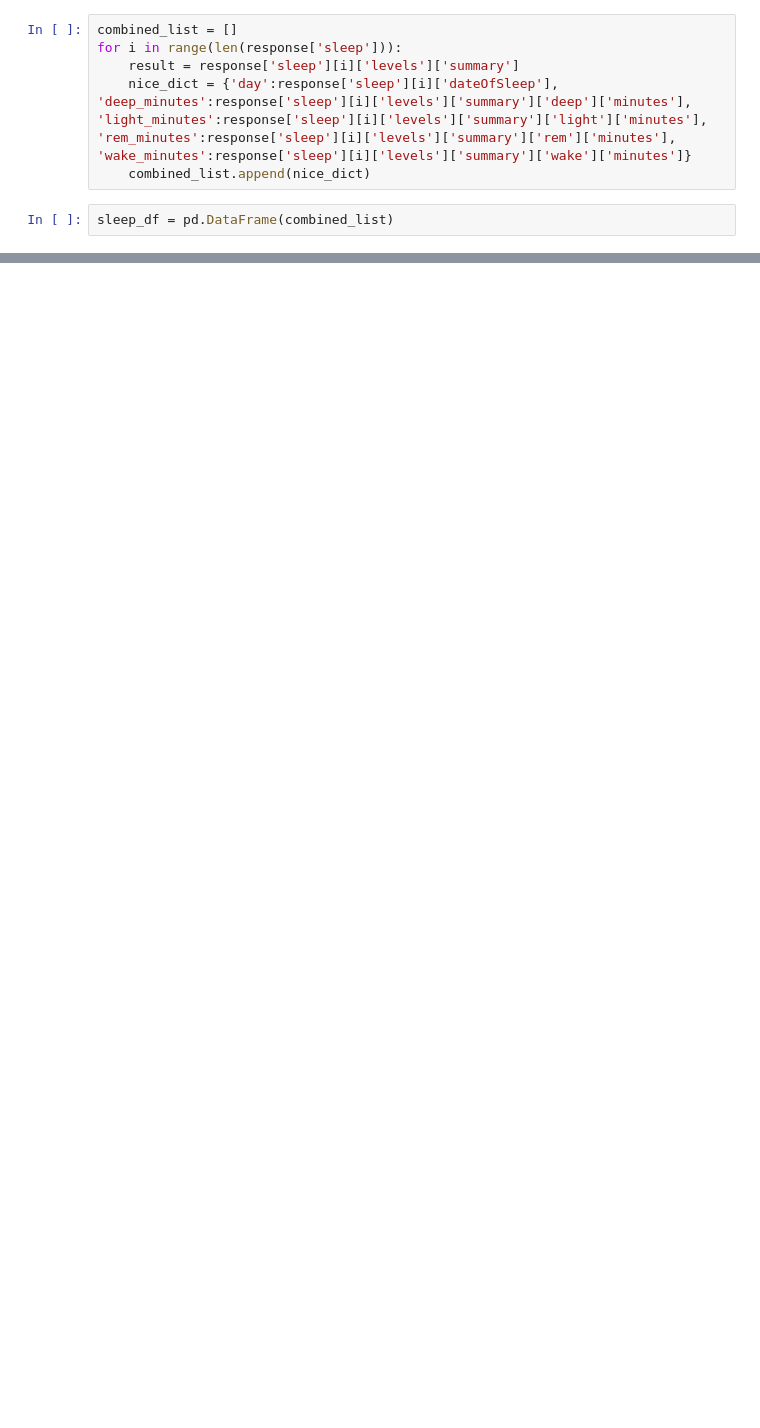
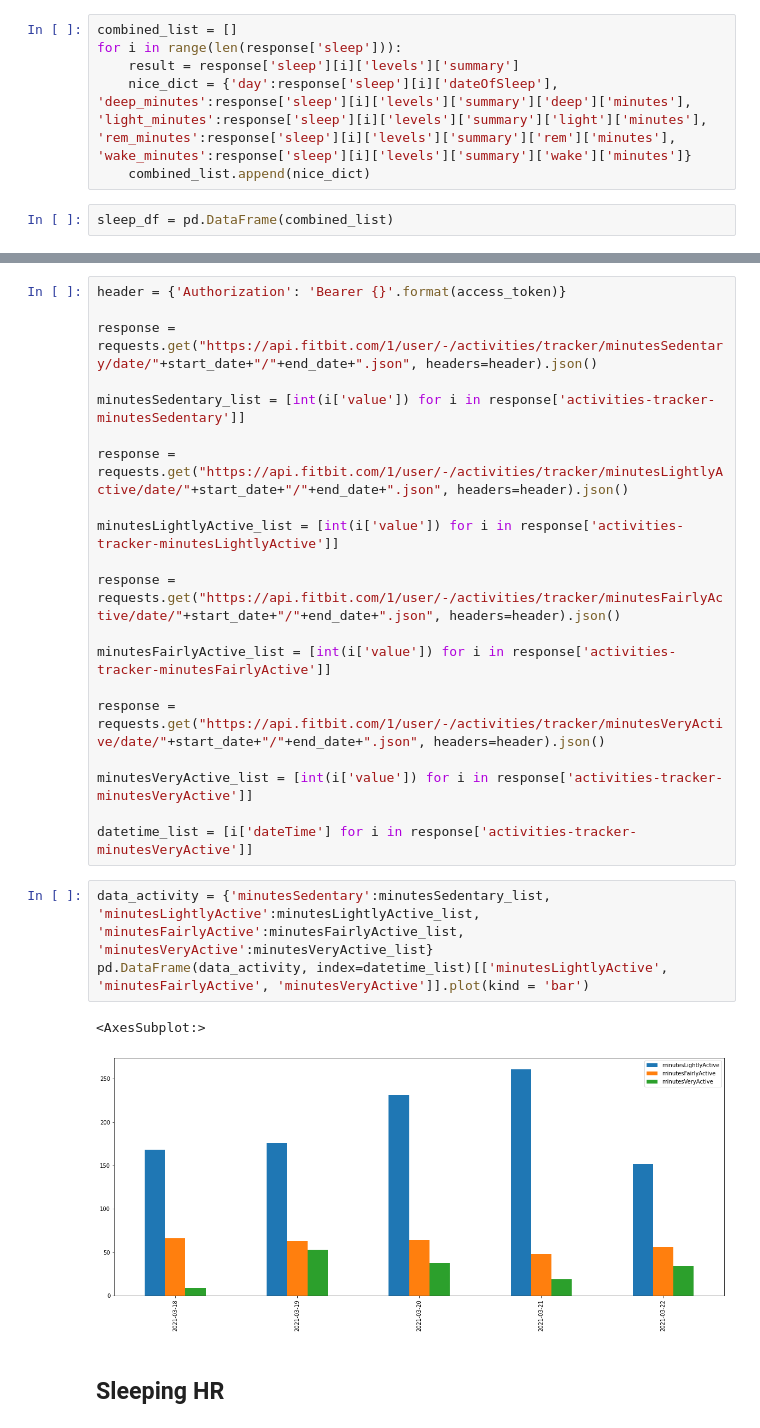
Before and after one commit to arpanghosh8453/public-programs, a Jupyter notebook: Fitbit Data Analyzer/Fitbit HR analyzer.ipynb, the cells around one changed output, grey strips where cells are left out. Cells and saved outputs as stored; diff of their text form; blank space fills up the shorter version.

```diff
--- a/Fitbit Data Analyzer/Fitbit HR analyzer.ipynb
+++ b/Fitbit Data Analyzer/Fitbit HR analyzer.ipynb
@@ -71,0 +106,28 @@ sleep_df.set_index('day').plot(kind = 'bar')
+# %%
+header = {'Authorization': 'Bearer {}'.format(access_token)}
+
+response = requests.get("https://api.fitbit.com/1/user/-/activities/tracker/minutesSedentary/date/"+start_date+"/"+end_date+".json", headers=header).json()
+
+minutesSedentary_list = [int(i['value']) for i in response['activities-tracker-minutesSedentary']]
+
+response = requests.get("https://api.fitbit.com/1/user/-/activities/tracker/minutesLightlyActive/date/"+start_date+"/"+end_date+".json", headers=header).json()
+
+minutesLightlyActive_list = [int(i['value']) for i in response['activities-tracker-minutesLightlyActive']]
+
+response = requests.get("https://api.fitbit.com/1/user/-/activities/tracker/minutesFairlyActive/date/"+start_date+"/"+end_date+".json", headers=header).json()
+
+minutesFairlyActive_list = [int(i['value']) for i in response['activities-tracker-minutesFairlyActive']]
+
+response = requests.get("https://api.fitbit.com/1/user/-/activities/tracker/minutesVeryActive/date/"+start_date+"/"+end_date+".json", headers=header).json()
+
+minutesVeryActive_list = [int(i['value']) for i in response['activities-tracker-minutesVeryActive']]
+
+datetime_list = [i['dateTime'] for i in response['activities-tracker-minutesVeryActive']]
+# %%
+data_activity = {'minutesSedentary':minutesSedentary_list, 'minutesLightlyActive':minutesLightlyActive_list, 'minutesFairlyActive':minutesFairlyActive_list, 'minutesVeryActive':minutesVeryActive_list}
+pd.DataFrame(data_activity, index=datetime_list)[['minutesLightlyActive', 'minutesFairlyActive', 'minutesVeryActive']].plot(kind = 'bar')
+# %% [output]
+<AxesSubplot:>
+[figure, added]
+# %% [markdown]
+<h2>Sleeping HR</h2>
```
Also changed, not shown: parts of 19 cells of this notebook, 2 other files.
